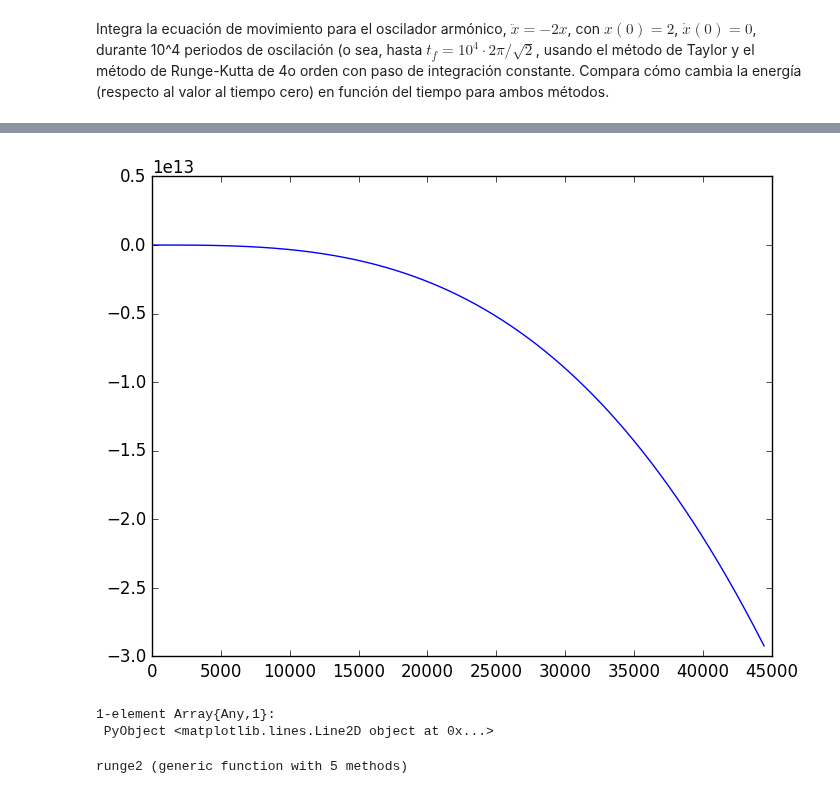
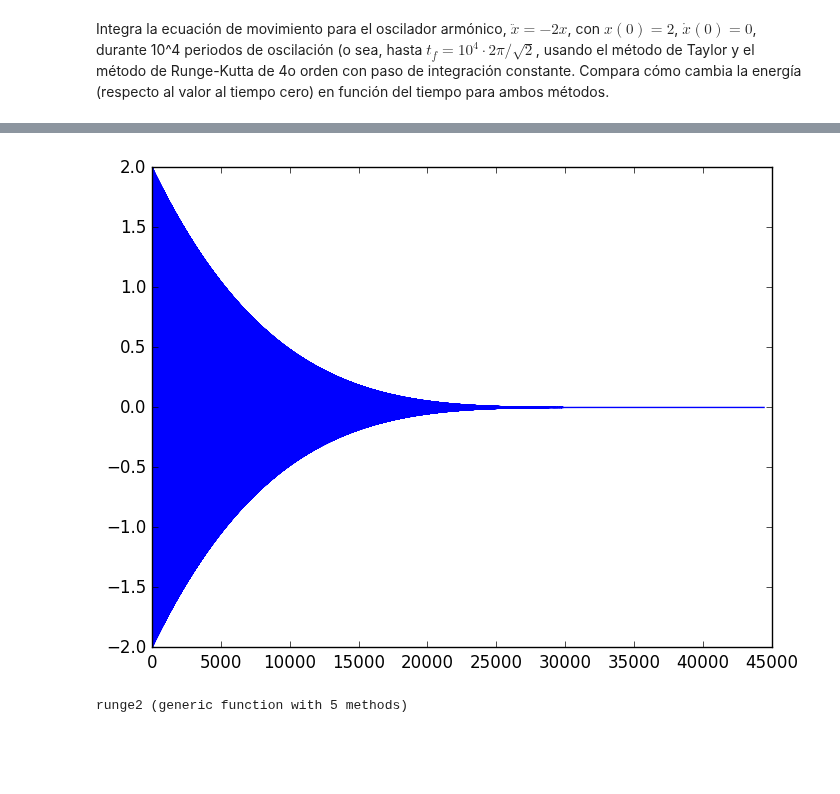
Before and after one commit to lbenet/2016-2_TSFisicaComputacional, a Jupyter notebook: tareas/CarlosLopez/Tarea7.ipynb, the cells around one changed output, grey strips where cells are left out. Saved outputs shown, nothing was run; the diff lists cells and outputs as text; code cells hidden in the pictures; blank space fills up the shorter version.

```diff
--- a/tareas/CarlosLopez/Tarea7.ipynb
+++ b/tareas/CarlosLopez/Tarea7.ipynb
@@ -231,7 +233,7 @@ function Ds(T::Taylor)
         for i=1:length(x)
             x[i]=Ds[a].coffs[i+1]*(i)
         end
-        push!(Ds,Taylor(x))
+        push!(Ds,Taylor(x)*T)
     end
     Ds
 end
@@ -247,12 +249,12 @@ Ds(T)
 # %%
 #x|k|
-function Xs(xo,Ys,D)
+function Xs(yo,Ys,D)
     xs=[]
     for i=1:length(Ys)
         push!(xs,Ys[i])
     end
     for i=1:length(D)
-        push!(xs,evalPoli(D[i],xo))
+        push!(xs,evalPoli(D[i],yo))
     end
     for i=3:length(xs)
         xs[i]=xs[i]/factorial(i-1)
@@ -380,7 +381,9 @@ plot(tt[1],E)
 Integra la ecuación de movimiento para el oscilador armónico, $\ddot{x} = -2x$, con $x(0)=2$, $\dot{x}(0)=0$, durante 10^4 periodos de oscilación (o sea, hasta $t_f = 10^4 \cdot 2\pi/\sqrt{2}$, usando el método de Taylor y el método de Runge-Kutta de 4o orden con paso de integración constante. Compara cómo cambia la energía (respecto al valor al tiempo cero) en función del tiempo para ambos métodos.
 # %%
 #fix para ODE order>1
-function tay(T,IV,xf=1,grnlrty=10000)
+function tay2(T,IV,xf=1,grnlrty=10000)
+    # "grnlrty" determina la resolución de la gráfica
+    # para así no guardar todos los pasos porque toma mucha memoria
 
     X=Array(Number,1)
     Y=Array(Number,1)
@@ -407,14 +410,15 @@ function tay(T,IV,xf=1,grnlrty=10000)
         maxiterations-=1
         h=0
         for i=1:length(x1)
-            x=xo[i]
-            y=yo[i]
+
+            x=xo[1]
+            y=yo[1]
 
             Ys=[]
             for ii=i:length(yo)
                 push!(Ys,yo[ii])
             end
-            Xk=Xs(x,Ys,D)
+            Xk=Xs(y,Ys,D)
 
             if(i==1)
                 h=((eps(1.0)*5)/abs(Xk[length(Xk)]))^(1/length(Xk))
@@ -444,26 +456,39 @@ tay (generic function with 4 methods)
 # %%
+# 10^4 periodos de oscilación
 T=Taylor([0,-2])
-tt=tay(T,[(0,2),(0,0)],((10^4)*2*pi)/(sqrt(2)))
+tt=tay2(T,[(0,2),(0,0)],(10^4)*(2*pi/(sqrt(2))),1000000)
 plot(tt[1],tt[2])
+show()
 # %% [output]
-[figure, old version]
+[figure, new version]
-1-element Array{Any,1}:
- PyObject <matplotlib.lines.Line2D object at 0x...>
-# %%
-function runge2(f,xo=0,yo=0,xf=1,n=100)
-    y=Array(Number,1)
-    x=Array(Number,1)
-    y[1]=yo
-    x[1]=xo
-    h=(xf-xo)/n
-    for i=1:n-1
-        xi=xo+(h*(i-1))
-        k=f(xi+((1/2)*h),y[i]+((1/2)*h*f(xi,y[i])))
-        a=y[i]+(k*h)
-        push!(y,a)
-        push!(x,xi)
-    end
-    x,y
-end
-# %% [output]
-runge2 (generic function with 5 methods)
+# %%
+function runge2(f,yo=0,yyo=0,xf=1,n=1000)
+    h=(xf-xo)/n
+    x = zeros(Number,n)
+    for i=1:n
+        x[i]=h*i
+    end
+    y = zeros(Number,length(x))
+    z = zeros(Number,length(x))
+    y[1] = yo
+    z[1] = yyo
+    F_xyz(x,y,z) =  z
+    G_xyz(x,y,z) =  f(x,y)
+
+    for i=1:(length(x)-1)
+        k_1 = F_xyz(x[i],y[i],z[i])
+        L_1 = G_xyz(x[i],y[i],z[i])
+        k_2 = F_xyz(x[i]+0.5*h,y[i]+0.5*h*k_1,z[i]+0.5*h*L_1)
+        L_2 = G_xyz(x[i]+0.5*h,y[i]+0.5*h*k_1,z[i]+0.5*h*L_1)
+        k_3 = F_xyz((x[i]+0.5*h),(y[i]+0.5*h*k_2),(z[i]+0.5*h*L_2))
+        L_3 = G_xyz((x[i]+0.5*h),(y[i]+0.5*h*k_2),(z[i]+0.5*h*L_2))
+        k_4 = F_xyz((x[i]+h),(y[i]+k_3*h),(z[i]+k_3*h))
+        L_4 = G_xyz((x[i]+h),(y[i]+k_3*h),(z[i]+k_3*h))
+
+        y[i+1] = y[i] + (1/6)*(k_1+2*k_2+2*k_3+k_4)*h
+        z[i+1] = z[i] + (1/6)*(L_1+2*L_2+2*L_3+L_4)*h
+    end
+    x,y
+end
+# %% [output]
+runge2 (generic function with 5 methods)
```
Also changed, not shown: parts of 15 cells of this notebook.
